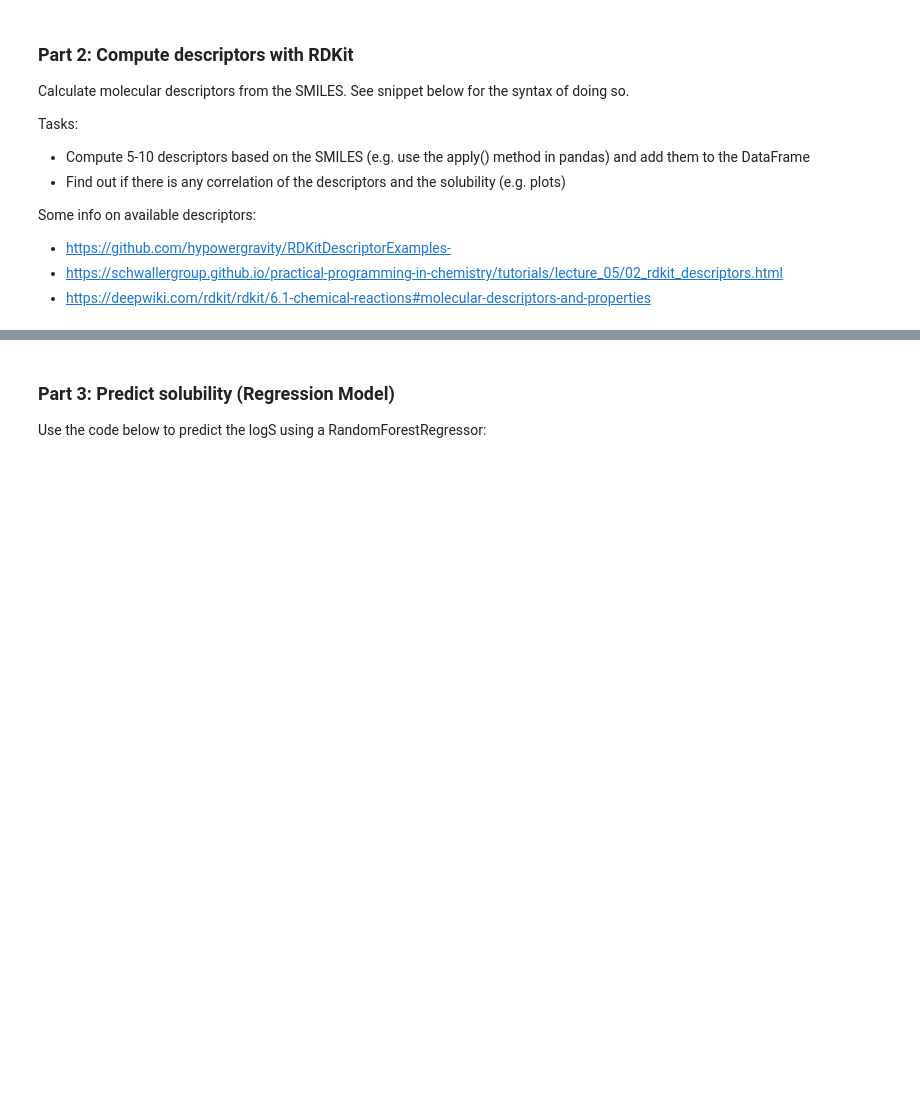
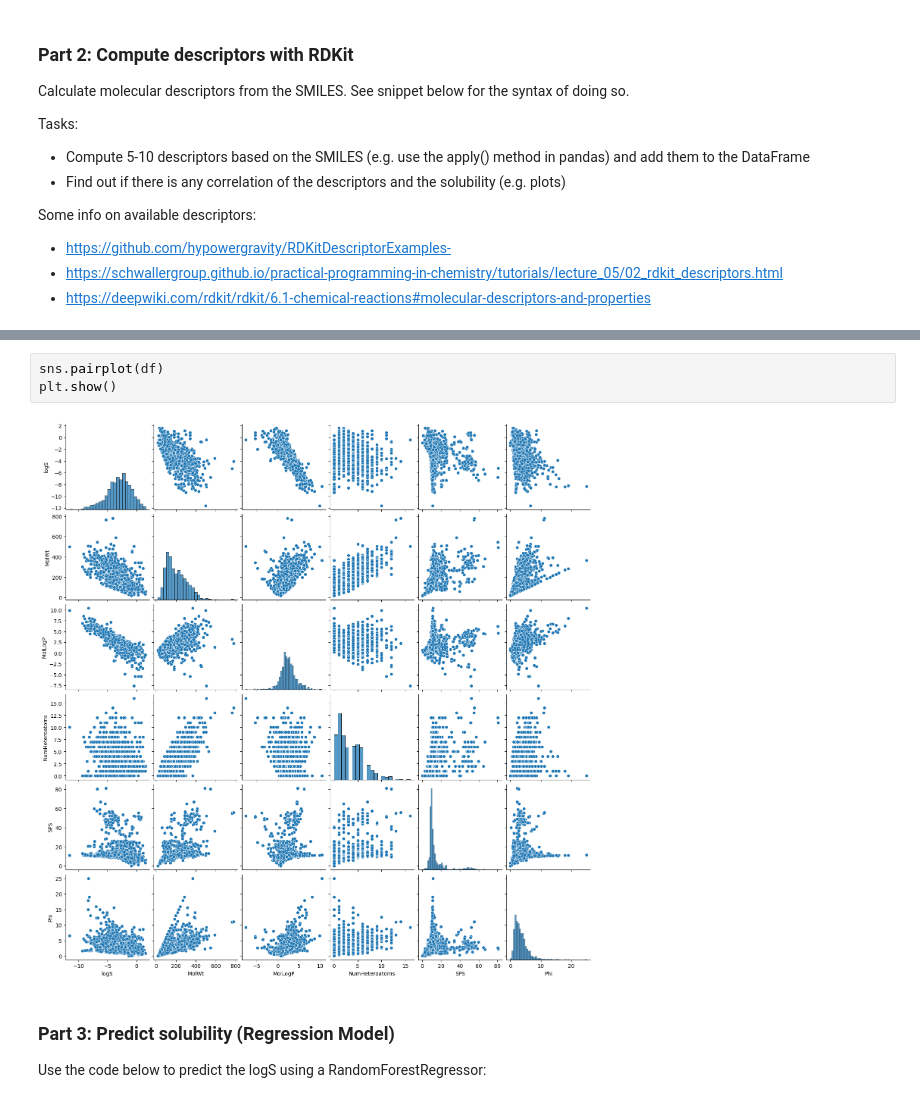
Before and after one commit to schoergj/DSA103, a Jupyter notebook: LifeScienceData/lecture13/RDKIt_Workshop.ipynb, the cells around one changed output, grey strips where cells are left out. Cells and saved outputs as stored; diff of their text form; blank space fills up the shorter version.

```diff
--- a/LifeScienceData/lecture13/RDKIt_Workshop.ipynb
+++ b/LifeScienceData/lecture13/RDKIt_Workshop.ipynb
@@ -112,3 +125,8 @@ df.head()
+# %%
+sns.pairplot(df)
+plt.show()
+# %% [output]
+[figure, added]
 # %% [markdown]
 ### Part 3: Predict solubility (Regression Model)
 
```
Also changed, not shown: parts of 15 cells of this notebook, 1 other file.
